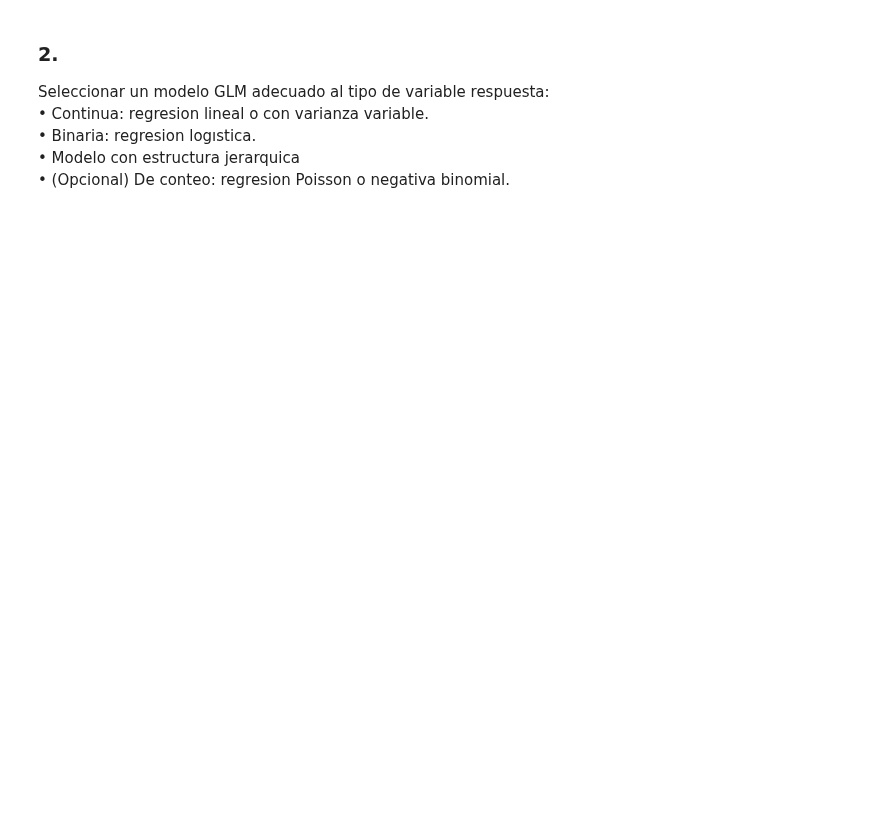
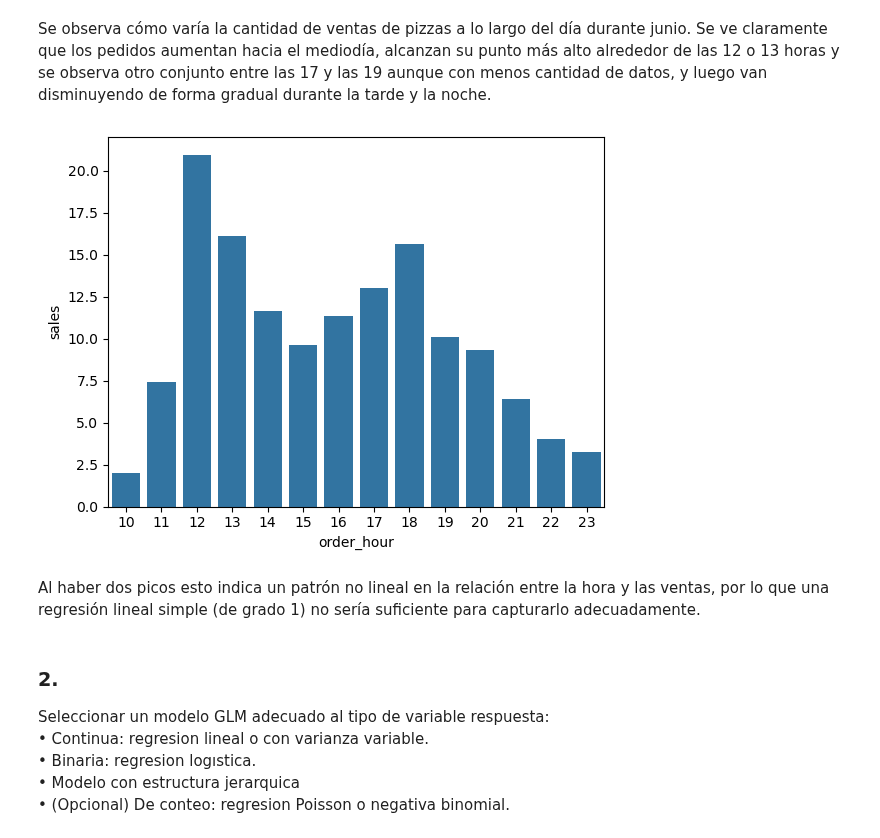
Before and after one commit to nazarenomm/Grupo4-TPI-EeI2, a Jupyter notebook: Parte2/parte_1.ipynb, the cells around one changed output. Cells and saved outputs as stored; diff of their text form; code cells hidden in the pictures; blank space fills up the shorter version.

```diff
--- a/Parte2/parte_1.ipynb
+++ b/Parte2/parte_1.ipynb
@@ -56,3 +47,11 @@ df.describe()
+# %% [markdown]
+Se observa cómo varía la cantidad de ventas de pizzas a lo largo del día durante junio. Se ve claramente que los pedidos aumentan hacia el mediodía, alcanzan su punto más alto alrededor de las 12 o 13 horas y se observa otro conjunto entre las 17 y las 19 aunque con menos cantidad de datos, y luego van disminuyendo de forma gradual durante la tarde y la noche.
+# %%
+sns.barplot(data=conteo, x='order_hour', y='sales', errorbar=None);
+# %% [output]
+[figure, added]
+# %% [markdown]
+Al haber dos picos esto indica un patrón no lineal en la relación entre la hora y las ventas, por lo que una regresión lineal simple (de grado 1) no sería suficiente para capturarlo adecuadamente.
 # %% [markdown]
 ### 2.
 Seleccionar un modelo GLM adecuado al tipo de variable respuesta:
```
Also changed, not shown: parts of 72 cells of this notebook, 1 other file.
